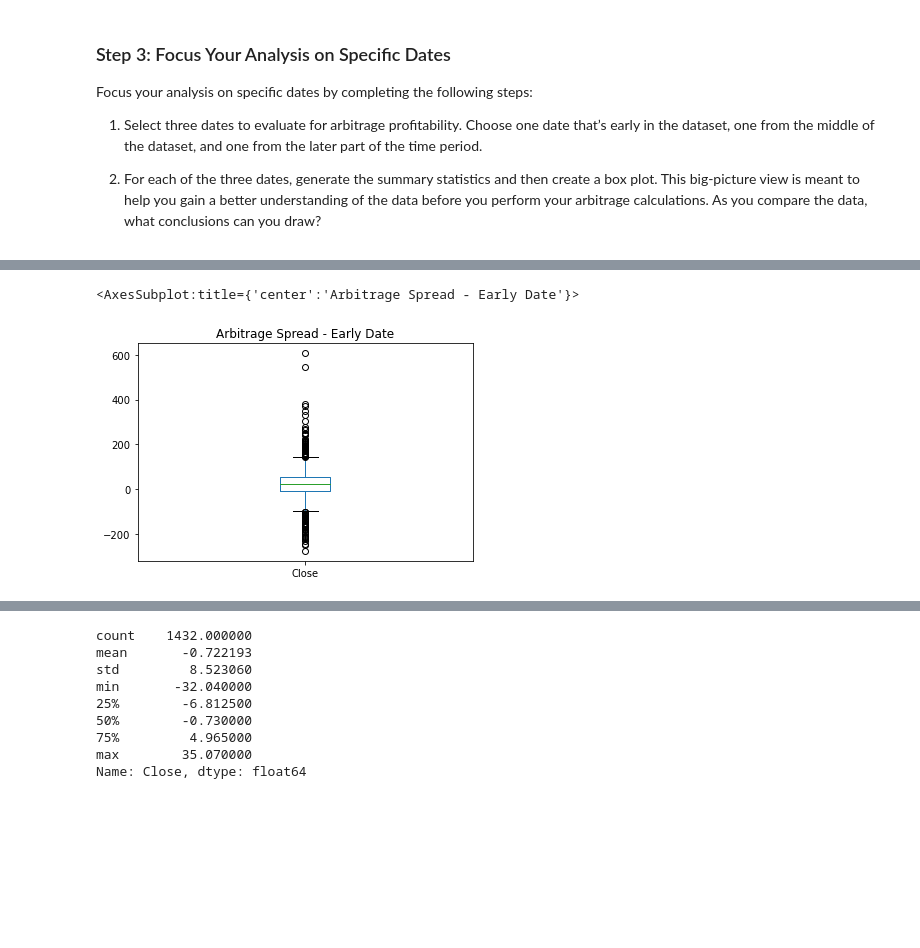
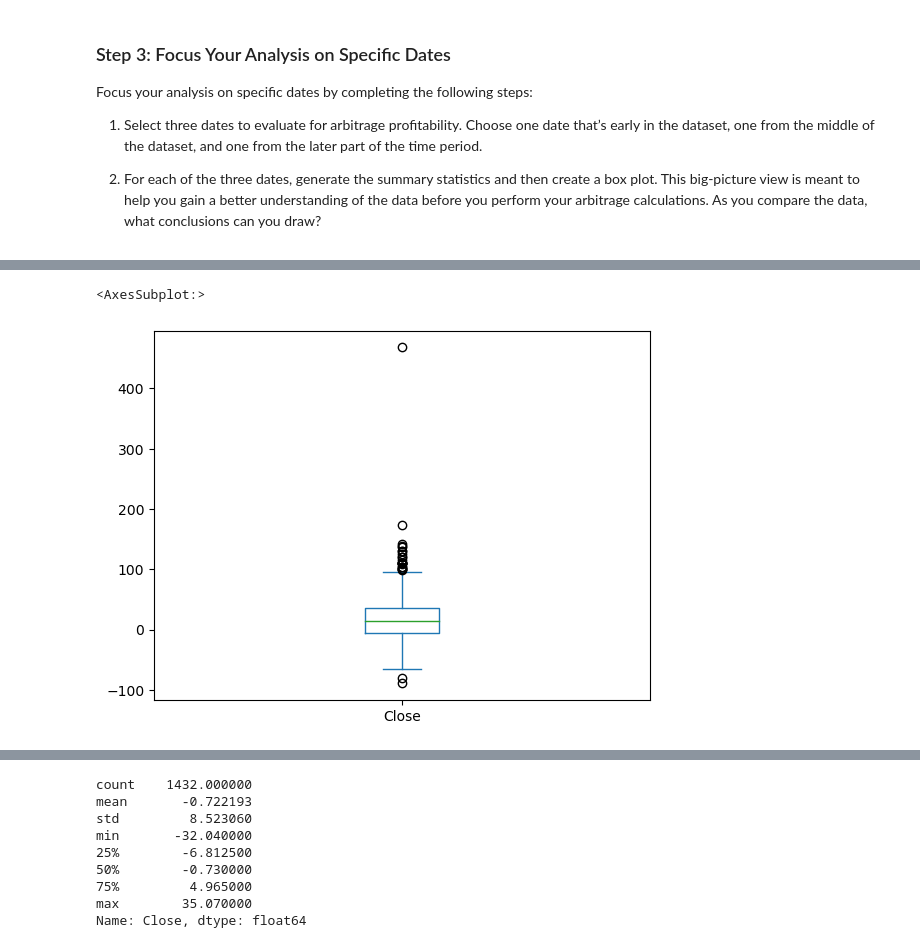
Before and after one commit to jeffreycrabill/arbitrage-analysis, a Jupyter notebook: crypto_arbitrage.ipynb, the cells around one changed output, grey strips where cells are left out. Cells and saved outputs as stored; diff of their text form; code cells hidden in the pictures; blank space fills up the shorter version.

```diff
--- a/crypto_arbitrage.ipynb
+++ b/crypto_arbitrage.ipynb
@@ -275,8 +277,8 @@ Focus your analysis on specific dates by completing the following steps:
 # %%
 # Using the early date that you have selected, calculate the arbitrage spread
 # by subtracting the bitstamp lower closing prices from the coinbase higher closing prices
-arbitrage_spread_early = # YOUR CODE HERE
+arbitrage_spread_early = coinbase_sliced.loc['2018-01-14'] - bitstamp_sliced.loc['2018-01-14']
 
 # Generate summary statistics for the early DataFrame
-# YOUR CODE HERE
+arbitrage_spread_early.describe()
 # %% [output]
@@ -291,10 +293,10 @@ max       606.800000
 Name: Close, dtype: float64
 # %%
 # Visualize the arbitrage spread from early in the dataset in a box plot
-# YOUR CODE HERE
+arbitrage_spread_early.plot(kind='box')
 # %% [output]
-<AxesSubplot:title={'center':'Arbitrage Spread - Early Date'}>
+<AxesSubplot:>
-[figure, old version]
+[figure, new version]
 # %%
 # Create an overlay plot that visualizes the two dataframes over a period of one day from the middle of the dataset.
 # Be sure that the plots include the parameters `legend`, `figsize`, `title`, `color` and `label`
```
Also changed, not shown: parts of 8 cells of this notebook.
